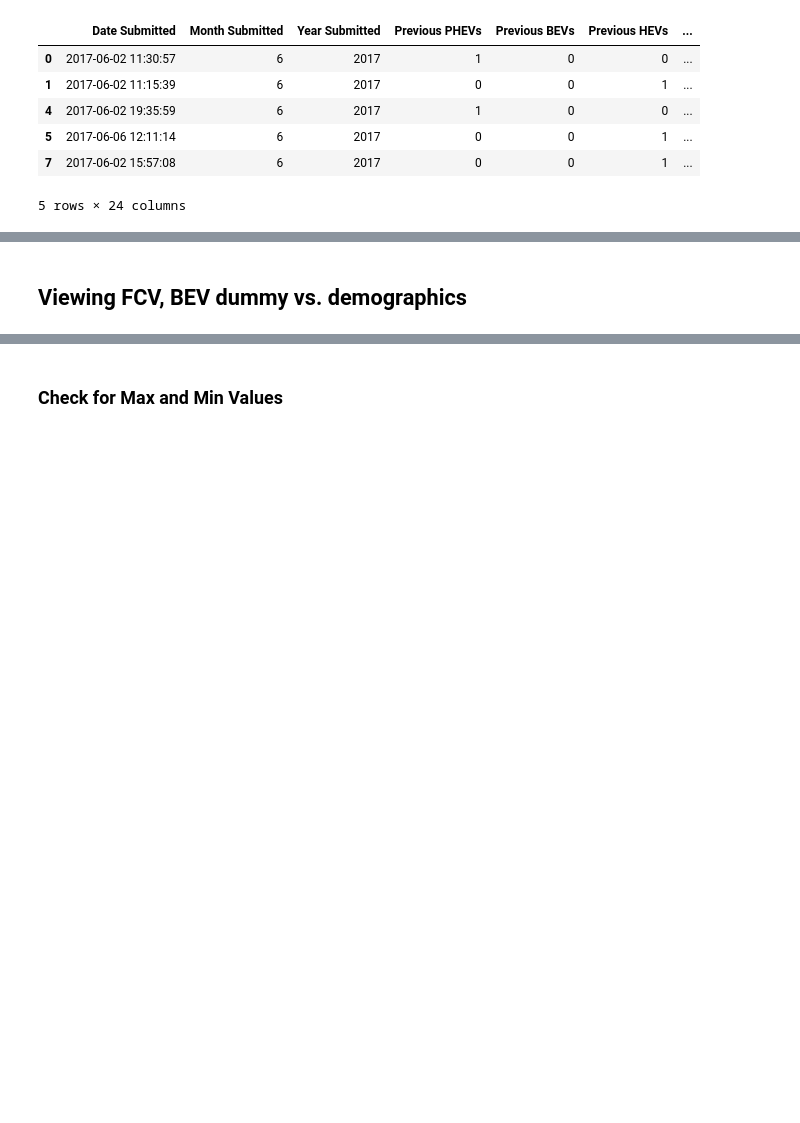
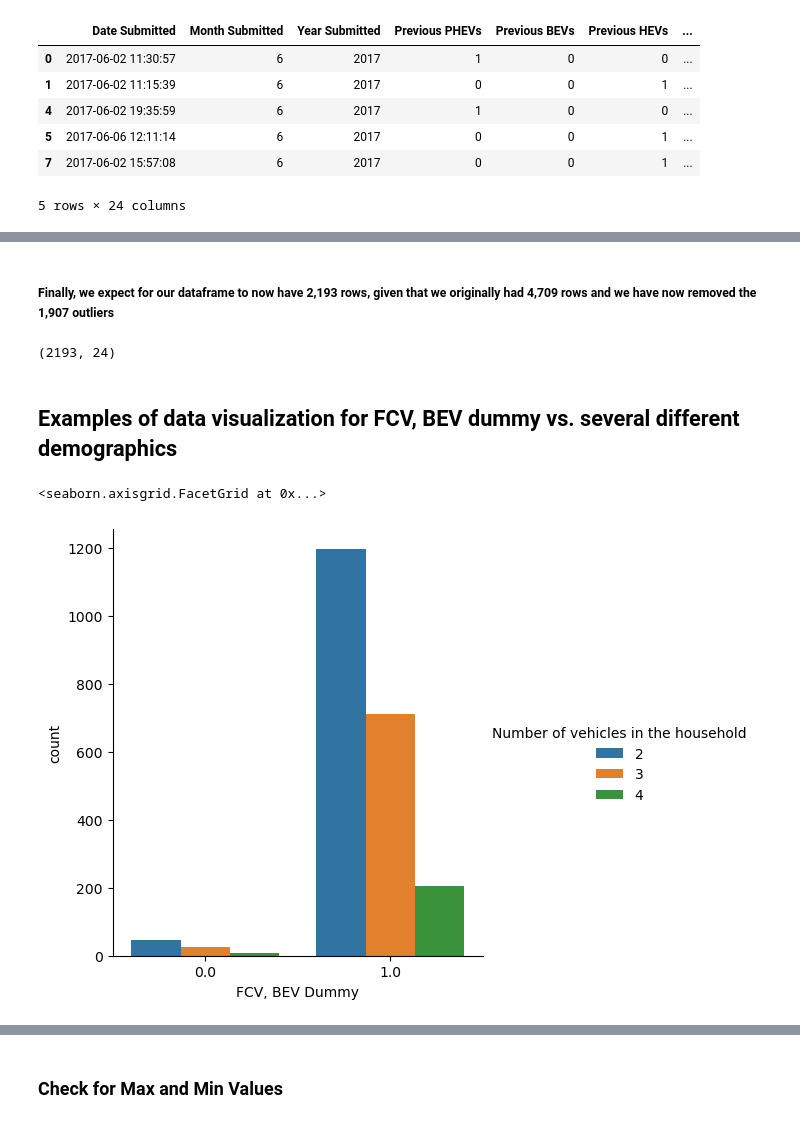
Before and after one commit to whartzler/Class_Project, a Jupyter notebook: COPY_Project_Template.ipynb, the cells around one changed output, grey strips where cells are left out. Drawn from its saved outputs; the diff is of its cells as text; code cells hidden in the pictures; blank space fills up the shorter version.

```diff
--- a/COPY_Project_Template.ipynb
+++ b/COPY_Project_Template.ipynb
@@ -261,7 +402,16 @@ fcv_df.head()
+# %% [markdown]
+##### Finally, we expect for our dataframe to now have 2,193 rows, given that we originally had 4,709 rows and we have now removed the 1,907 outliers
+# %%
+fcv_df.shape
+# %% [output]
+(2193, 24)
 # %% [markdown]
-## Viewing FCV, BEV dummy vs. demographics
+## Examples of data visualization for FCV, BEV dummy vs. several different demographics
 # %%
-sns.catplot(x = 'FCV, BEV Dummy', hue = 'Number of trips over 200 miles in the last 12 months', data = fcv_df, kind = 'count')
+sns.catplot(x = 'FCV, BEV Dummy', hue = 'Number of vehicles in the household', data = fcv_df, kind = 'count')
+# %% [output]
+<seaborn.axisgrid.FacetGrid at 0x...>
+[figure, added]
 # %%
 sns.catplot(x = 'FCV, BEV Dummy', hue = 'Number of trips over 200 miles in the last 12 months', data = fcv_df, kind = 'count')
 # %% [output]
```
Also changed, not shown: parts of 14 cells of this notebook.
